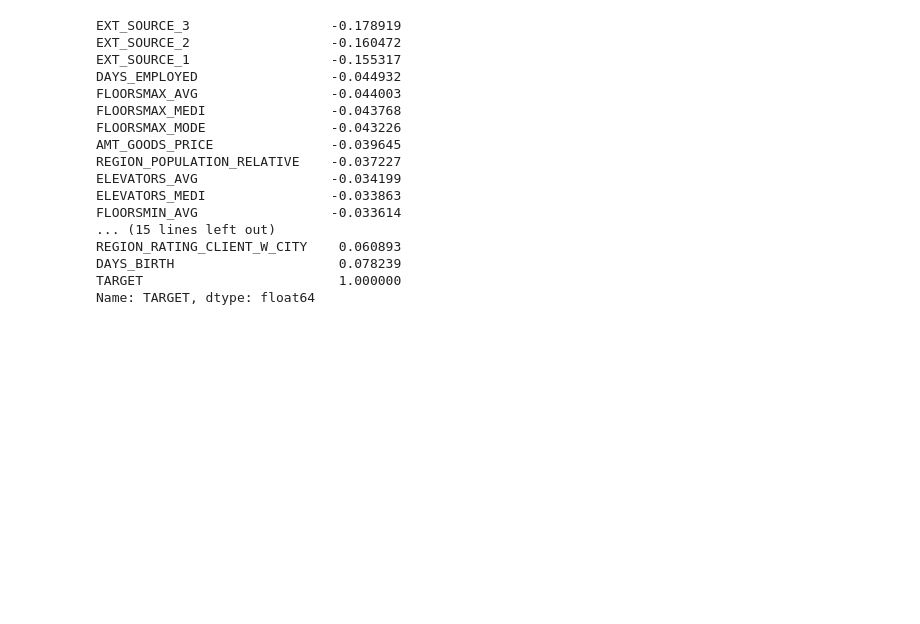
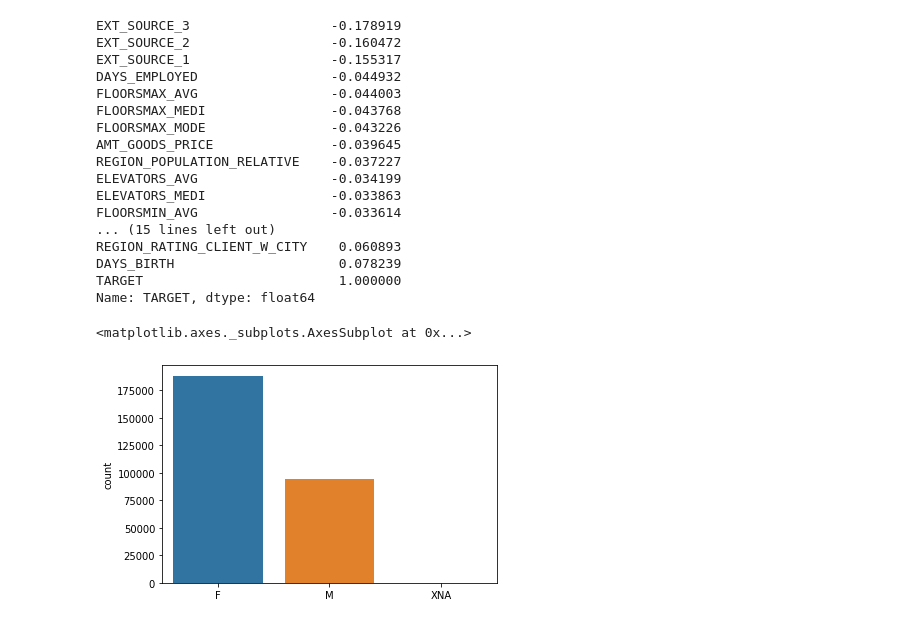
Before and after one commit to adelelezaj/HomeCreditRisk, a Jupyter notebook: Home-Credit-LR.ipynb, the cells around one changed output. Saved outputs shown, nothing was run; the diff lists cells and outputs as text; code cells hidden in the pictures; blank space fills up the shorter version.

```diff
--- a/Home-Credit-LR.ipynb
+++ b/Home-Credit-LR.ipynb
@@ -259,0 +209,5 @@ cor = appl_train.corr()
+# %%
+sns.countplot(not_paid.CODE_GENDER.values, data=not_paid)
+# %% [output]
+<matplotlib.axes._subplots.AxesSubplot at 0x...>
+[figure, added]
```
Also changed, not shown: parts of 98 cells of this notebook.
